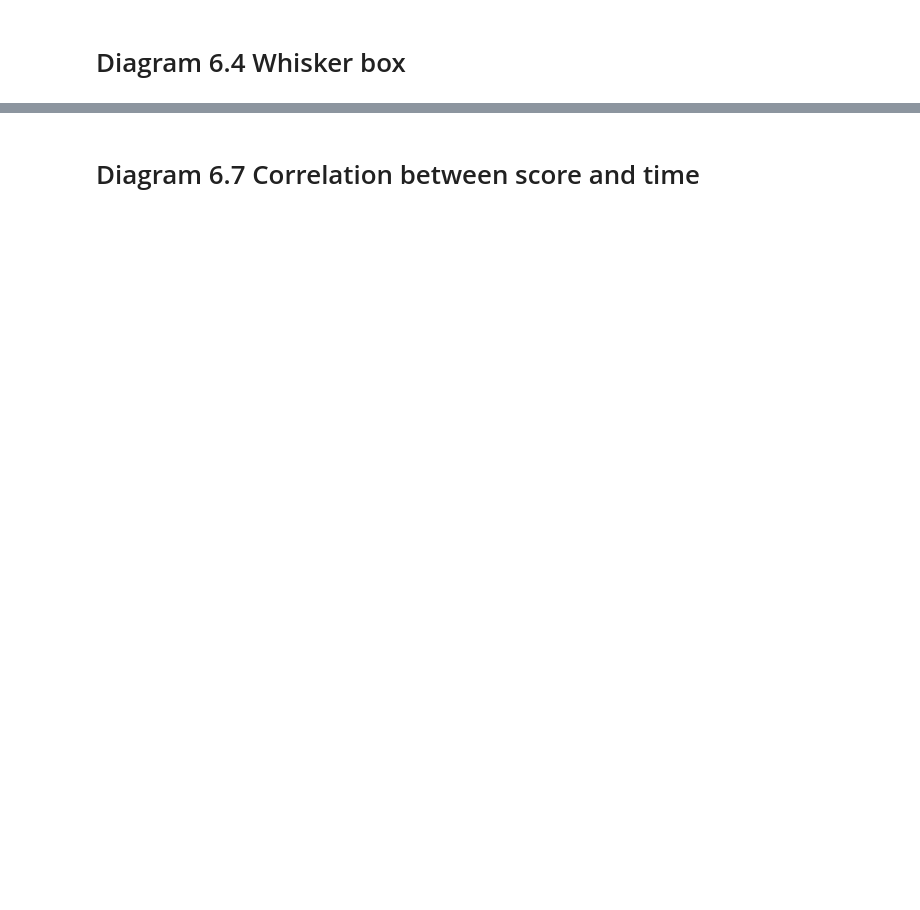
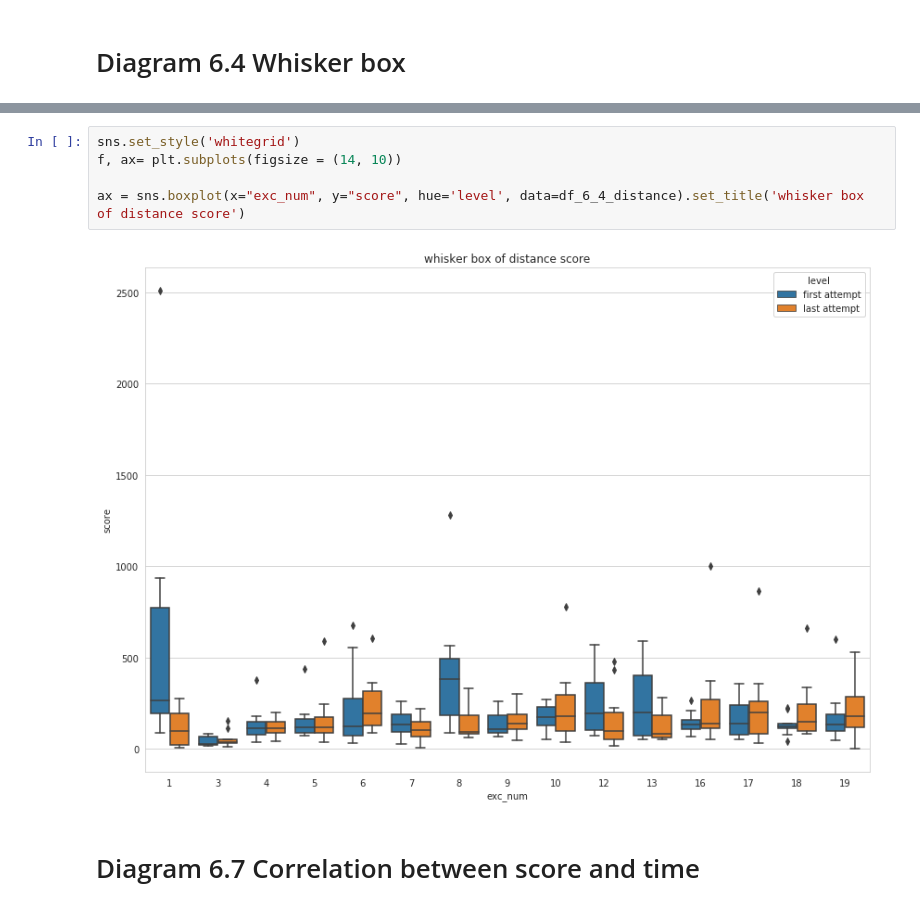
Before and after one commit to wangziling100/Heika, a Jupyter notebook: script/experiment2.ipynb, the cells around one changed output, grey strips where cells are left out. Cells and saved outputs as stored; diff of their text form; blank space fills up the shorter version.

```diff
--- a/script/experiment2.ipynb
+++ b/script/experiment2.ipynb
@@ -141,3 +203,10 @@ ax = sns.boxplot(x="exc_num", y="score", hue='level', data=df_6_4).set_title('wh
+# %%
+sns.set_style('whitegrid')
+f, ax= plt.subplots(figsize = (14, 10))
+
+ax = sns.boxplot(x="exc_num", y="score", hue='level', data=df_6_4_distance).set_title('whisker box of distance score')
+# %% [output]
+[figure, added]
 # %% [markdown]
 # Diagram 6.7 Correlation between score and time
 # %%
```
Also changed, not shown: parts of 9 cells of this notebook.
